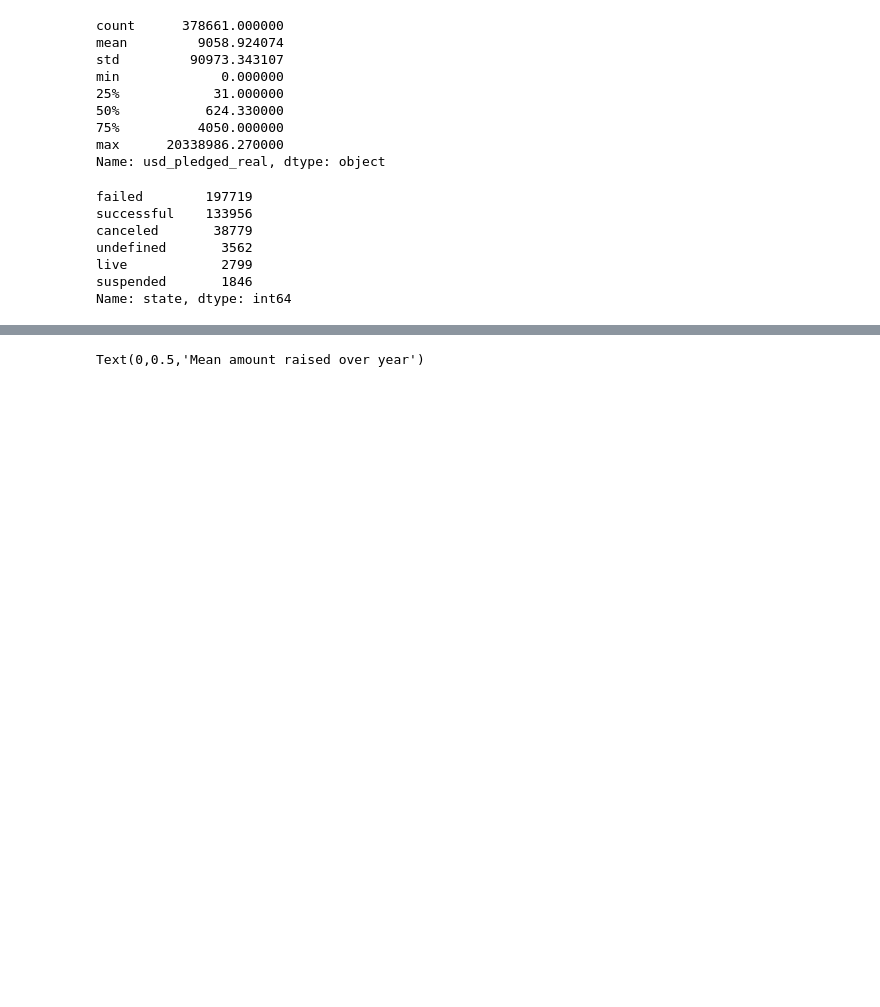
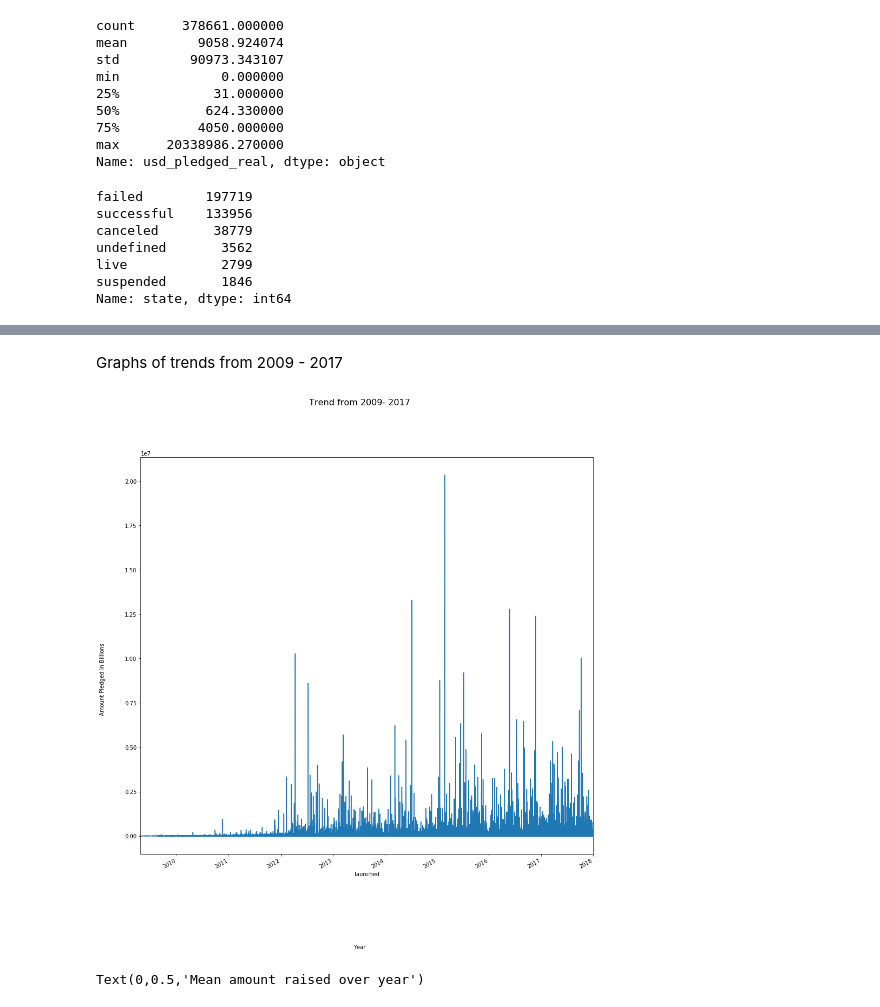
Before and after one commit to geekyinsights/portfolio_notebooks, a Jupyter notebook: kickstarter/Exploratory Data analysis of KickStarter Kaggle Dataset.ipynb, the cells around one changed output, grey strips where cells are left out. Saved outputs shown, nothing was run; the diff lists cells and outputs as text; code cells hidden in the pictures; blank space fills up the shorter version.

```diff
--- a/kickstarter/Exploratory Data analysis of KickStarter Kaggle Dataset.ipynb
+++ b/kickstarter/Exploratory Data analysis of KickStarter Kaggle Dataset.ipynb
@@ -600,0 +460,2 @@ plt.show()
+# %% [markdown]
+Graphs of trends from 2009 - 2017
@@ -601,3 +464,18 @@ plt.show()
+# %%
+import matplotlib.pyplot as plt
+%matplotlib inline
+x = rm_data.index
+y = rm_data.pledged
+
+
+fig, ax = plt.subplots( figsize = (15,15))
+fig.suptitle('Trend from 2009- 2017', fontsize=16)
+fig.text(0.5, 0.04, 'Year', ha='center', va='center')
+fig.text(0.06, 0.5, 'Amount Pledged in Billions', ha='center', va='center', rotation='vertical')
+rm_data.pledged.plot(ax=ax)
+plt.show()
+# %% [output]
+[figure, added]
 # %%
 import matplotlib.pyplot as plt
 %matplotlib inline
```
Also changed, not shown: parts of 61 cells of this notebook, 1 other file.
